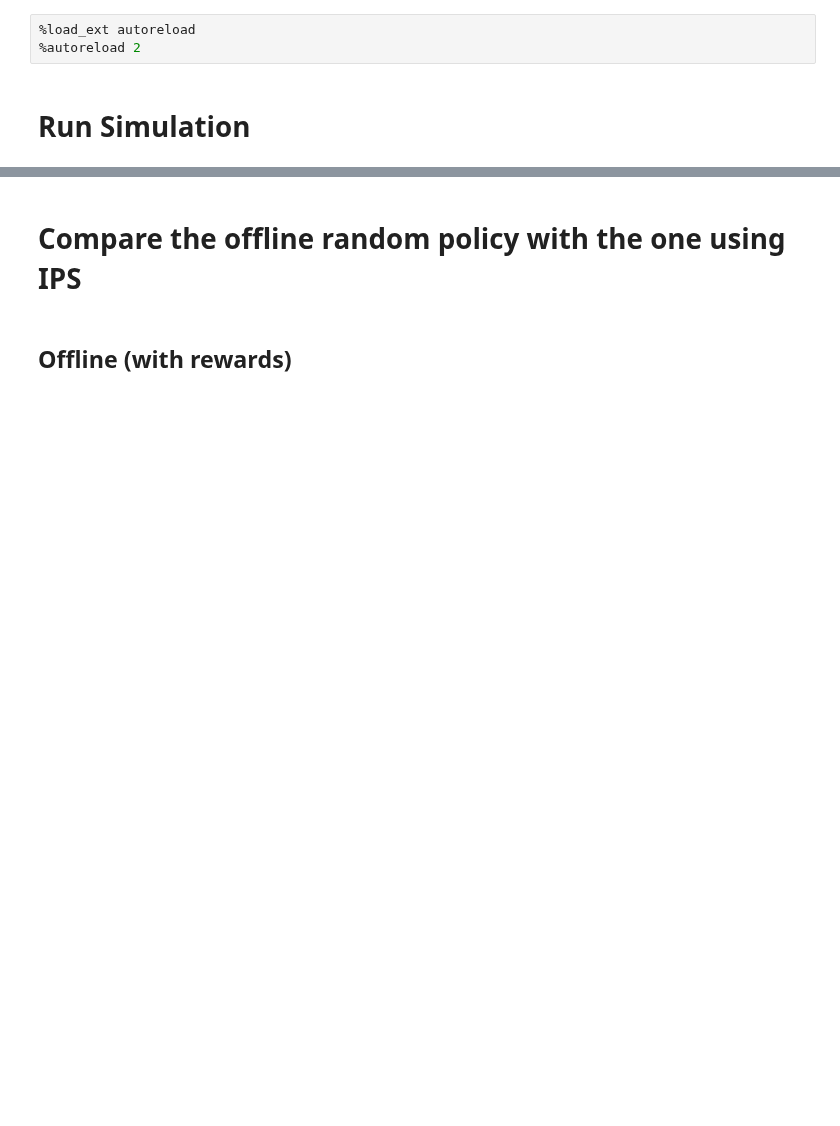
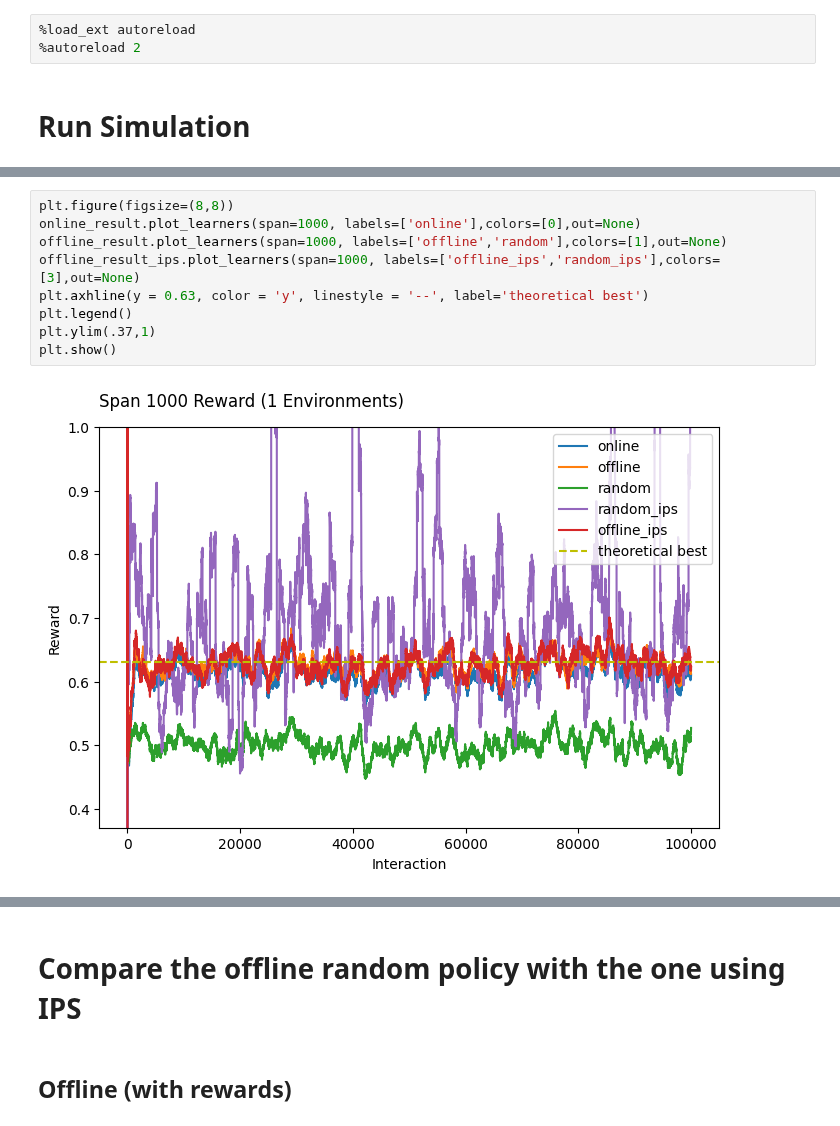
Before and after one commit to VowpalWabbit/coba, a Jupyter notebook: examples/experiments/benchmark/bandit_replay_mr_ips.ipynb, the cells around one changed output, grey strips where cells are left out. Cells and saved outputs as stored; diff of their text form; blank space fills up the shorter version.

```diff
--- a/examples/experiments/benchmark/bandit_replay_mr_ips.ipynb
+++ b/examples/experiments/benchmark/bandit_replay_mr_ips.ipynb
@@ -62,3 +63,14 @@ plt.show()
+# %%
+plt.figure(figsize=(8,8))
+online_result.plot_learners(span=1000, labels=['online'],colors=[0],out=None)
+offline_result.plot_learners(span=1000, labels=['offline','random'],colors=[1],out=None)
+offline_result_ips.plot_learners(span=1000, labels=['offline_ips','random_ips'],colors=[3],out=None)
+plt.axhline(y = 0.63, color = 'y', linestyle = '--', label='theoretical best')
+plt.legend()
+plt.ylim(.37,1)
+plt.show()
+# %% [output]
+[figure, added]
 # %%
 # random higher because of scaling with dividing by probability
 offline_result.__class__ = CustomResult
```
Also changed, not shown: parts of 17 cells of this notebook, 1 other file.
